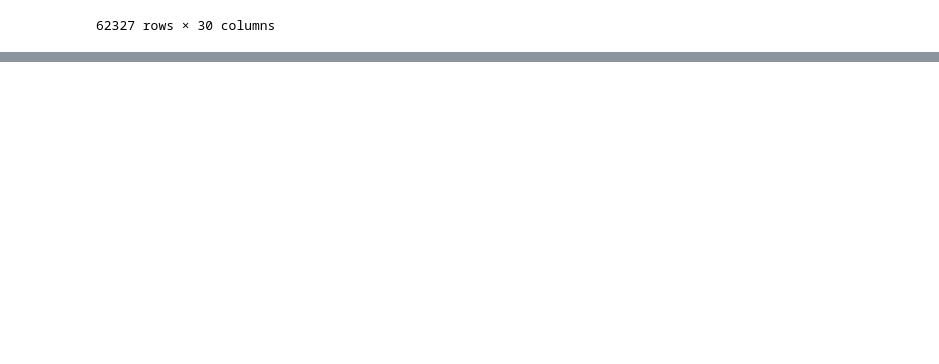
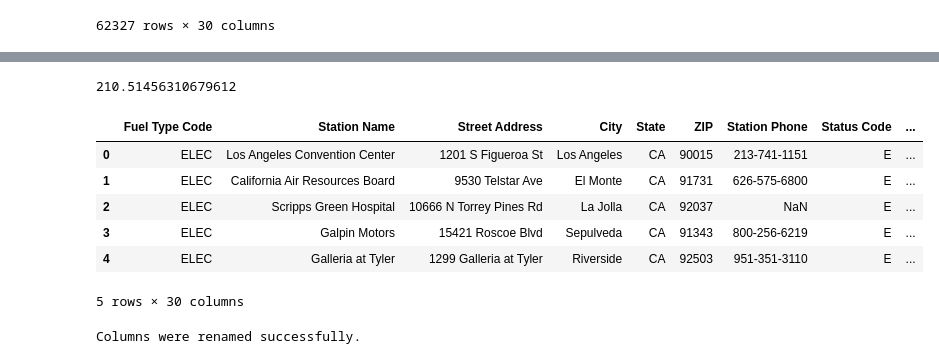
Before and after one commit to andymatsuura/ev-across-america, a Jupyter notebook: tonys_code_folder/AM_notebook.ipynb, the cells around one changed output, grey strips where cells are left out. Cells and saved outputs as stored; diff of their text form; code cells hidden in the pictures; blank space fills up the shorter version.

Commit message:
got andy_snake_df to import into database successfully

```diff
--- a/tonys_code_folder/AM_notebook.ipynb
+++ b/tonys_code_folder/AM_notebook.ipynb
@@ -32,0 +60,45 @@ ev_clean_stations.to_csv("output/cleaned_stations.csv")
+# %%
+mean_range = car_data["Range (miles)"].mean()
+mean_range
+# %% [output]
+210.51456310679612
+# %%
+# Checking column names ignore
+ev_clean_stations.head(5)
+# %% [output]
+|  | Fuel Type Code | Station Name | Street Address | City | State | ZIP | Station Phone | Status Code | ... |
+| 0 | ELEC | Los Angeles Convention Center | 1201 S Figueroa St | Los Angeles | CA | 90015 | 213-741-1151 | E | ... |
+| 1 | ELEC | California Air Resources Board | 9530 Telstar Ave | El Monte | CA | 91731 | 626-575-6800 | E | ... |
+| 2 | ELEC | Scripps Green Hospital | 10666 N Torrey Pines Rd | La Jolla | CA | 92037 | NaN | E | ... |
+| 3 | ELEC | Galpin Motors | 15421 Roscoe Blvd | Sepulveda | CA | 91343 | 800-256-6219 | E | ... |
+| 4 | ELEC | Galleria at Tyler | 1299 Galleria at Tyler | Riverside | CA | 92503 | 951-351-3110 | E | ... |
+5 rows × 30 columns
+# %%
+# Snake casing columns to read in Database
+snake_df = ev_clean_stations.rename(columns={'Fuel Type Code': 'Fuel_Type_Code',
+                                             'Station Name': 'Station_Name',
+                                               'Street Address': 'Street_Address',
+                                                 'Station Phone': 'Station_Phone',
+                                                   'Status Code': 'Status_Code',
+                                                   'Groups With Access Code': 'Groups_With_Access_Code',
+                                                   'Access Days Time': 'Access_Days_Time',
+                                                   'Cards Accepted': 'Cards_Accepted',
+                                                   'EV Level1 EVSE Num': 'EV_Level1_EVSE_Num',
+                                                   'EV Level2 EVSE Num': 'EV_Level2_EVSE_Num',
+                                                   'EV DC Fast Count': 'EV_DC_Fast_Count',
+                                                   'EV Other Info': 'EV_Other_Info',
+                                                   'EV Network': 'EV_Network',
+                                                   'EV Network Web': 'EV_Network_Web',
+                                                   'Geocode Status': 'Geocode_Status',
+                                                   'Date Last Confirmed': 'Date_Last_Confirmed',
+                                                   'Updated At': 'Updated_At',
+                                                   'Owner Type Code': 'Owner_Type_Code',
+                                                   'Open Date': 'Open_Date',
+                                                   'EV Connector Types': 'EV_Connector_Types',
+                                                   'Facility Type': 'Facility_Type',
+                                                   'EV Pricing': 'EV_Pricing',
+                                                   'EV Workplace Charging': 'EV_Worklplace_Charging'
+                                                   })
+print(f"Columns were renamed successfully.")
+# %% [output]
+Columns were renamed successfully.
```
Also changed, not shown: parts of 8 cells of this notebook, 6 other files.
